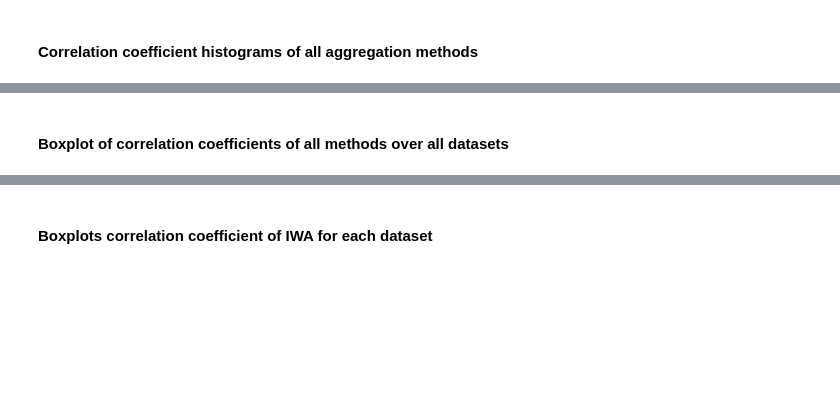
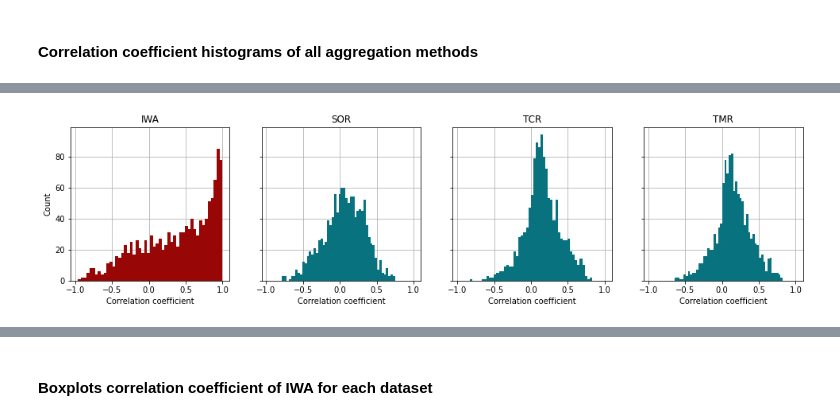
Before and after one commit to maximilianmbeck/staz, a Jupyter notebook: correlation_analysis/corr_analysis_da_aggregation.ipynb, the cells around one changed output, grey strips where cells are left out. Drawn from its saved outputs; the diff is of its cells as text; code cells hidden in the pictures; blank space fills up the shorter version.

Commit message:
finish correlation analysis

```diff
--- a/correlation_analysis/corr_analysis_da_aggregation.ipynb
+++ b/correlation_analysis/corr_analysis_da_aggregation.ipynb
@@ -140,12 +143,3 @@ res_df.xs(key='agg', level='ensemble_methods')
 1254 rows × 4 columns
 # %% [markdown]
 #### Correlation coefficient histograms of all aggregation methods
-# %%
-def make_corr_coeff_histograms_for_ensemble_methods(res_df: pd.DataFrame, exclude_methods: Set[str] = []) -> None:
-    ensemble_methods = set(res_df.index.get_level_values('ensemble_methods').unique())
-    ensemble_methods = ensemble_methods - exclude_methods
-    for em in ensemble_methods:
-        corr_coeffs = res_df.xs(key=em, level='ensemble_methods')['corr_coeff'].to_numpy()
-        f, ax = plt.subplots()
-        plt.hist(corr_coeffs, bins=50)
-        ax.set_title(em)
@@ -160,2 +146,35 @@ make_corr_coeff_histograms_for_ensemble_methods(res_df, exclude_methods=exclude_
-# %% [markdown]
-#### Boxplot of correlation coefficients of all methods over all datasets
+# %%
+def make_corr_coeff_histograms_for_ensemble_methods(
+    res_df: pd.DataFrame,
+   ensemble_methods: List[str] = ['agg', 'source_reg', 'target_confidence_reg', 'target_majority_reg'],
+    figsize=(3 * 14 * 1 / 2.54, 3 * 3 * 1 / 2.54)
+):
+    res_df = res_df.dropna()
+    # ensemble_methods = set(res_df.index.get_level_values('ensemble_methods').unique())
+    labels_per_ensemble_method = {
+        'agg': 'IWA',
+        'target_confidence_reg': 'TCR',
+        'target_majority_reg': 'TMR',
+        'source_reg': 'SOR'
+    }
+    assert len(ensemble_methods) == 4
+    f, ax = plt.subplots(1,4, figsize=figsize, sharex=True, sharey=True)
+    ax = ax.flatten().tolist()
+    for i, em in enumerate(ensemble_methods):
+        corr_coeffs = res_df.xs(key=em, level='ensemble_methods')['corr_coeff'].to_numpy()
+        ax[i].grid()
+        ax[i].set_axisbelow(True)
+        if em == 'agg':
+            col = '#990606'
+        else:
+            col = '#08737f'
+        ax[i].hist(corr_coeffs, bins=50, color=col)
+        ax[i].set_title(labels_per_ensemble_method[em])
+        ax[i].set_xlabel('Correlation coefficient')
+    ax[0].set_ylabel('Count')
+    return f
+# %%
+mpl.rc('font', size=14)
+f = make_corr_coeff_histograms_for_ensemble_methods(res_df)
+# %% [output]
+[figure, added]
```
Also changed, not shown: parts of 14 cells of this notebook, 4 other files.
